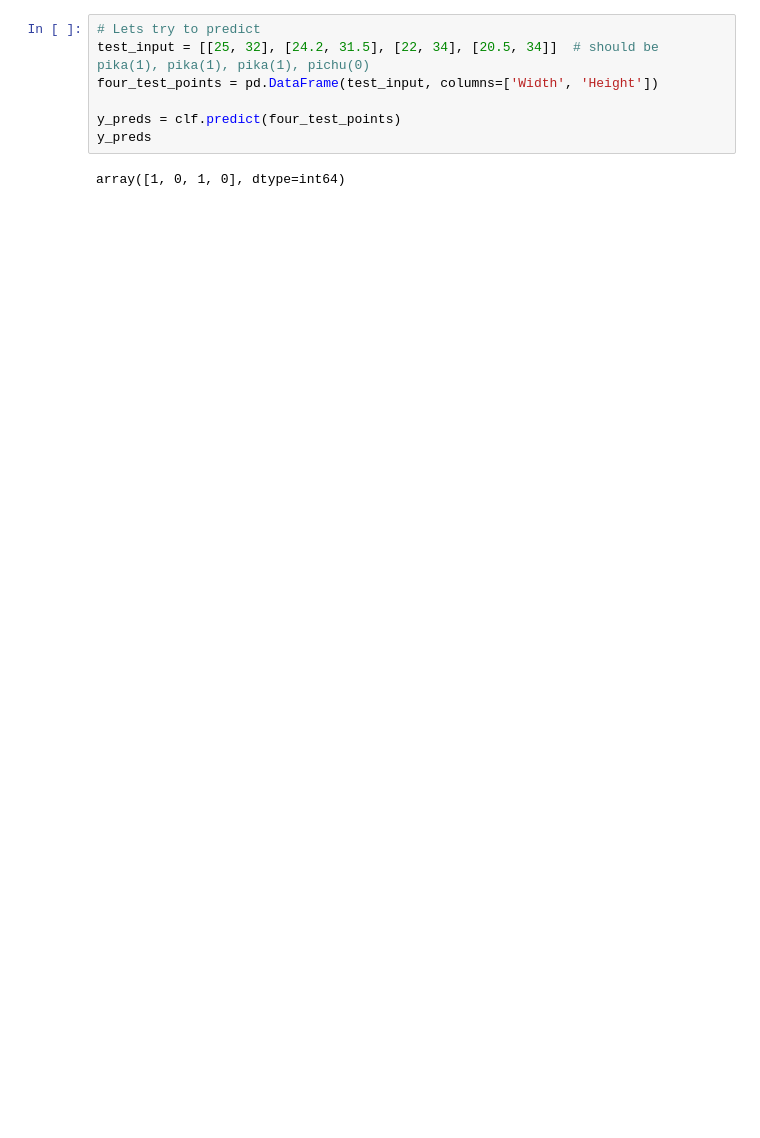
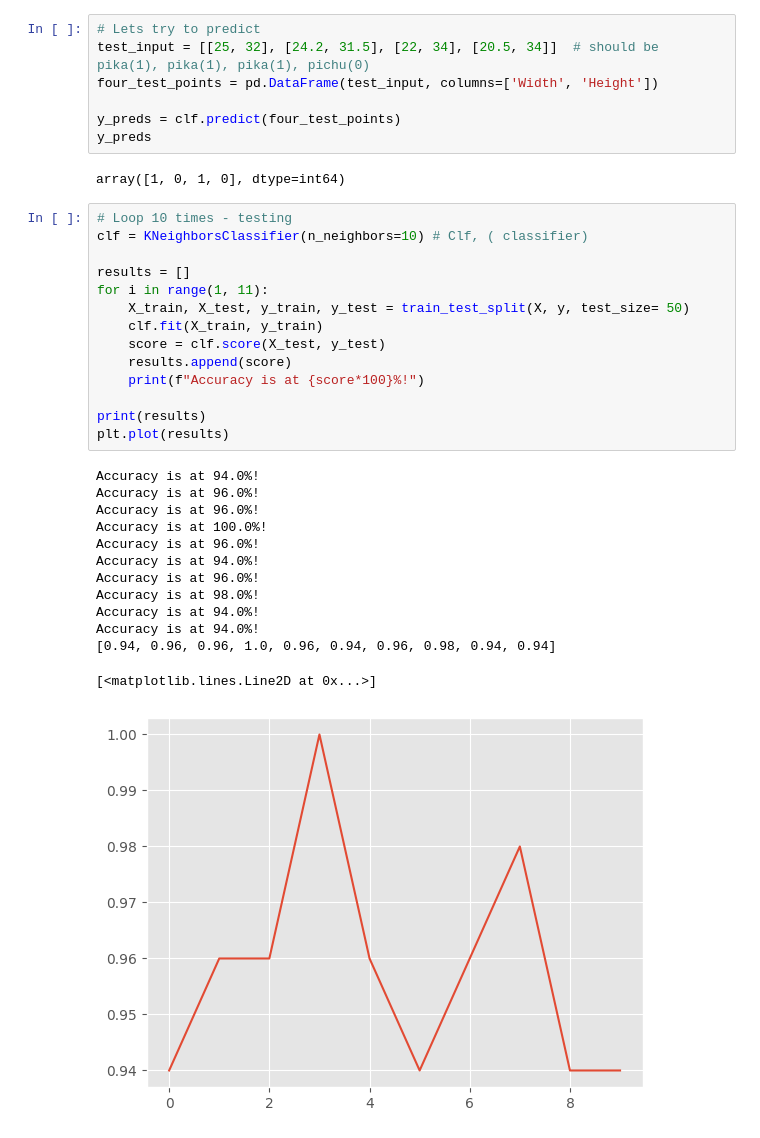
Before and after one commit to smlatic/Python-Edin-Smlatic, a Jupyter notebook: labs/Lab2/Lab2-pokemon.ipynb, the cells around one changed output. Drawn from its saved outputs; the diff is of its cells as text; blank space fills up the shorter version.

```diff
--- a/labs/Lab2/Lab2-pokemon.ipynb
+++ b/labs/Lab2/Lab2-pokemon.ipynb
@@ -239,3 +310,31 @@ y_preds = clf.predict(four_test_points)
 y_preds
 # %% [output]
 array([1, 0, 1, 0], dtype=int64)
+# %%
+# Loop 10 times - testing
+clf = KNeighborsClassifier(n_neighbors=10) # Clf, ( classifier)
+
+results = []
+for i in range(1, 11):
+    X_train, X_test, y_train, y_test = train_test_split(X, y, test_size= 50)
+    clf.fit(X_train, y_train)
+    score = clf.score(X_test, y_test)
+    results.append(score)
+    print(f"Accuracy is at {score*100}%!")
+
+print(results)
+plt.plot(results)
+# %% [output]
+Accuracy is at 94.0%!
+Accuracy is at 96.0%!
+Accuracy is at 96.0%!
+Accuracy is at 100.0%!
+Accuracy is at 96.0%!
+Accuracy is at 94.0%!
+Accuracy is at 96.0%!
+Accuracy is at 98.0%!
+Accuracy is at 94.0%!
+Accuracy is at 94.0%!
+[0.94, 0.96, 0.96, 1.0, 0.96, 0.94, 0.96, 0.98, 0.94, 0.94]
+[<matplotlib.lines.Line2D at 0x...>]
+[figure, added]
```
Also changed, not shown: parts of 9 cells of this notebook, 2 other files.
